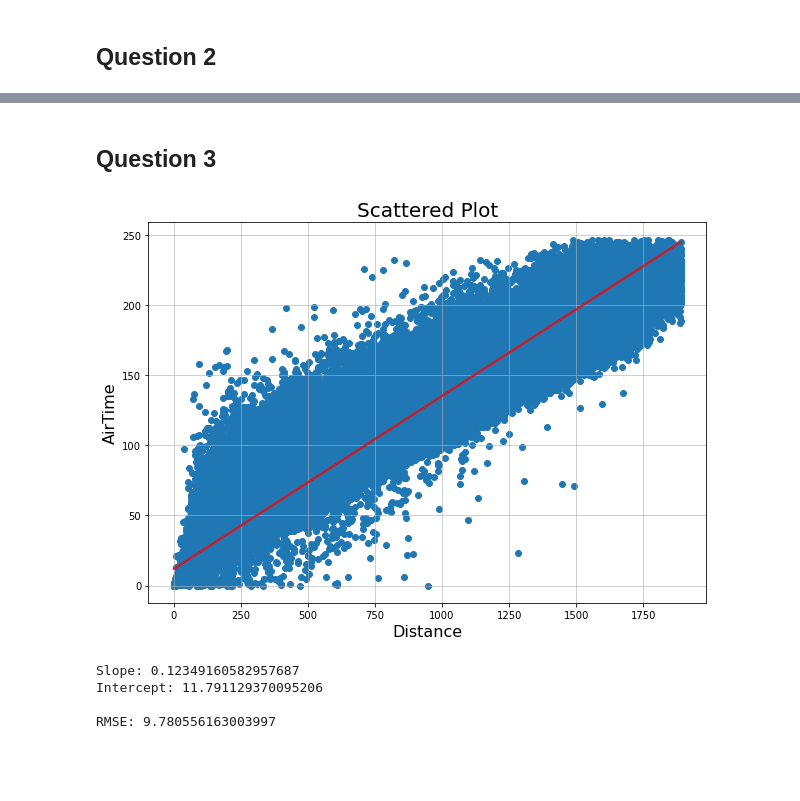
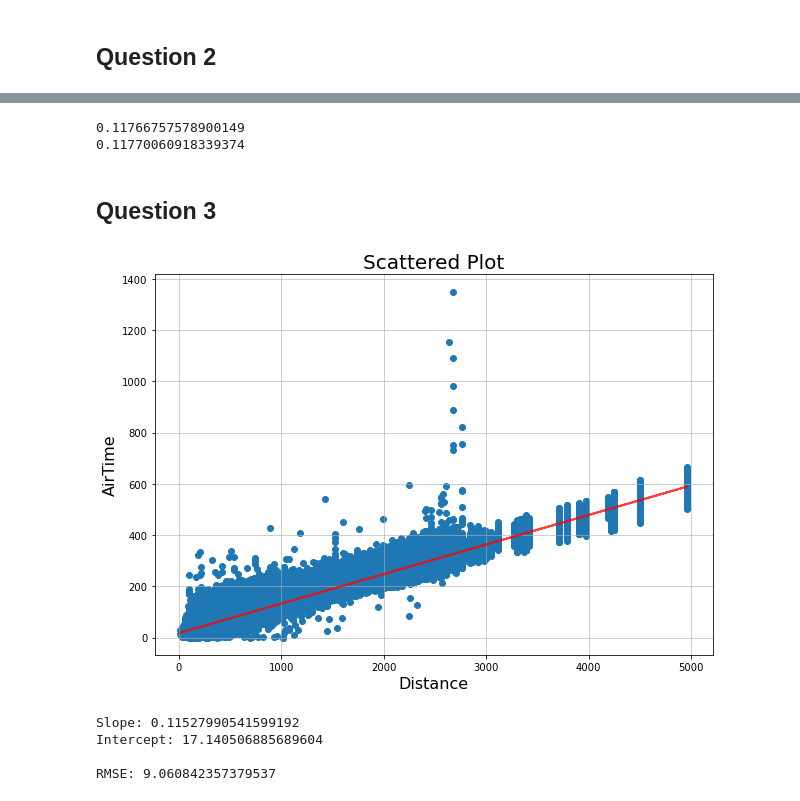
Before and after one commit to shantanutyagi67/CS306_Data_Analysis_And_Visualisation, a Jupyter notebook: Lab4/lab4.ipynb, the cells around one changed output, grey strips where cells are left out. Cells and saved outputs as stored; diff of their text form; code cells hidden in the pictures; blank space fills up the shorter version.

```diff
--- a/Lab4/lab4.ipynb
+++ b/Lab4/lab4.ipynb
@@ -114,20 +113,0 @@ Distance  0.138478  0.138508
-# %%
-df1 = np.array(df1)
-df2 = np.array(df2)
-sx = 0
-sy = 0
-mx = df2.mean()
-my = df1.mean()
-for i in range(df2.size):
-    sx = sx + (df2[i] - mx)**2
-    sy = sy + (df1[i] - my)**2
-sx = math.sqrt(sx/(df2.size-1))
-sy = math.sqrt(sy/(df1.size-1))
-t = (mx - my)/math.sqrt(sx**2/df2.size + sy**2/df1.size)
-df1 = pd.Series(df1)
-df2 = pd.Series(df2)
-low = slope - std_err * t
-high = slope + std_err * t
-print(low)
-print(high)
-print(high - low)
@@ -138,3 +114,11 @@ print(high - low)
+# %%
+low = slope - std_err * 1.96
+high = slope + std_err * 1.96
+print(low)
+print(high)
+# %% [output]
+0.11766757578900149
+0.11770060918339374
 # %% [markdown]
 ## Question 3
 # %%
@@ -147,35 +131,37 @@ w = np.zeros(u.size)
 for i in range(w.size):
     if u[i] <= int(1):
         w[i] = (1 - u[i]**2)**2
-df1 = np.array(df1)
-df2 = np.array(df2)
 # %%
+df11 = np.array(df1)
+df22 = np.array(df2)
 for i in range(df2.size):
-    df1[i] = df1[i] * w[i]
-    df2[i] = df2[i] * w[i]
-df1 = pd.Series(df1)
-df2 = pd.Series(df2)
+    df11[i] = df11[i] * np.sqrt(w[i])
+    df22[i] = df22[i] * np.sqrt(w[i])
+df11 = pd.Series(df11)
+df22 = pd.Series(df22)
 # %%
 plt.figure(figsize=(10, 7))
 plt.scatter(df2, df1)
-slope, intercept, r_value, p_value, std_err = stats.linregress(df2, df1)
+slope, intercept, r_value, p_value, std_err = stats.linregress(df22, df11)
 x = df2
 y = slope*df2 + intercept
 plt.plot(x,y, 'r', alpha=0.75, linewidth = 2)
 plt.title('Scattered Plot', fontsize=20)
 plt.xlabel(name2, fontsize=16)
 plt.ylabel(name1, fontsize=16)
 plt.grid(alpha=0.75)
 plt.show()
 print("Slope: "+ str(slope))
 print("Intercept: "+ str(intercept))
-err = pow(df1-y,2)
+x = df22
+y = slope*df22 + intercept
+err = pow(df11-y,2)
 rmse = math.sqrt((err.to_frame()).sum()/len(err))
 print()
 print("RMSE: " + str(rmse))
 # %% [output]
-[figure, old version]
+[figure, new version]
-Slope: 0.12349160582957687
-Intercept: 11.791129370095206
+Slope: 0.11527990541599192
+Intercept: 17.140506885689604
 
-RMSE: 9.780556163003997
+RMSE: 9.060842357379537
```
Also changed, not shown: parts of 4 cells of this notebook.
